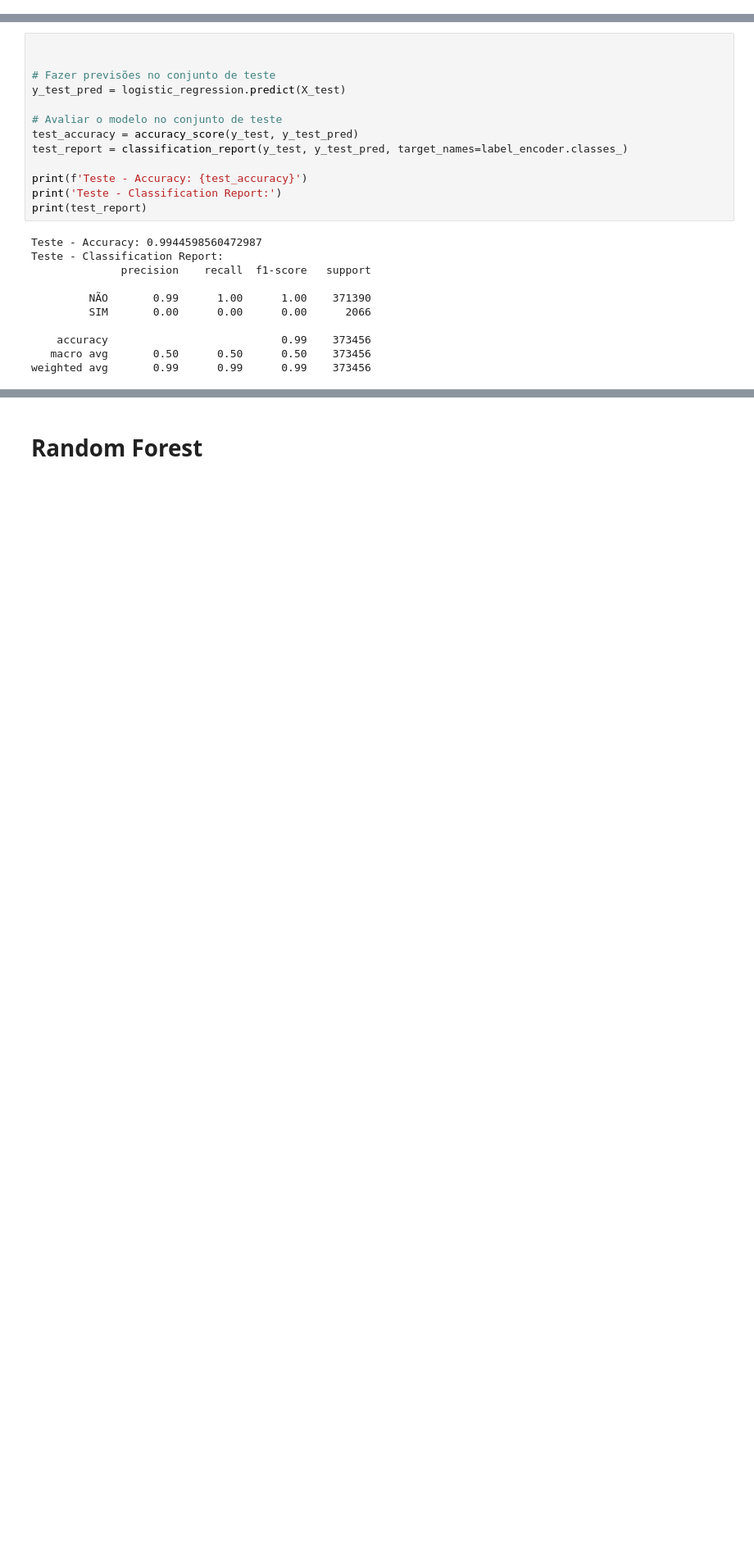
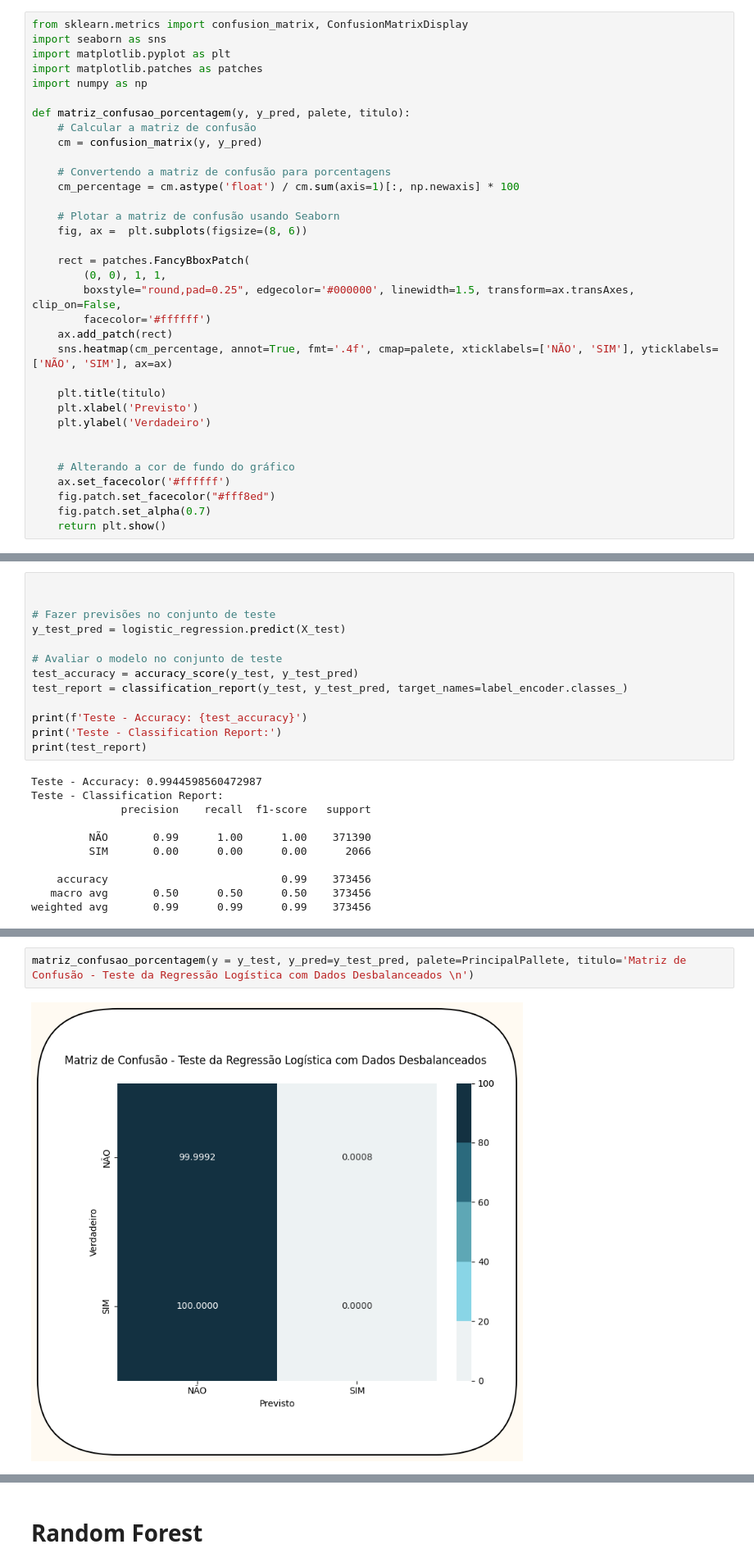
Before and after one commit to Felisouza/tcc_mba_icmc, a Jupyter notebook: models/Modelos1.ipynb, the cells around one changed output, grey strips where cells are left out. Shown at 82% size. Cells and saved outputs as stored; diff of their text form; blank space fills up the shorter version.

```diff
--- a/models/Modelos1.ipynb
+++ b/models/Modelos1.ipynb
@@ -20,3 +25,37 @@ from matriz_confusao import matriz_confusao
+# %%
+from sklearn.metrics import confusion_matrix, ConfusionMatrixDisplay
+import seaborn as sns
+import matplotlib.pyplot as plt
+import matplotlib.patches as patches
+import numpy as np
+
+def matriz_confusao_porcentagem(y, y_pred, palete, titulo):
+    # Calcular a matriz de confusão
+    cm = confusion_matrix(y, y_pred)
+
+    # Convertendo a matriz de confusão para porcentagens
+    cm_percentage = cm.astype('float') / cm.sum(axis=1)[:, np.newaxis] * 100
+
+    # Plotar a matriz de confusão usando Seaborn
+    fig, ax =  plt.subplots(figsize=(8, 6))
+
+    rect = patches.FancyBboxPatch(
+        (0, 0), 1, 1,
+        boxstyle="round,pad=0.25", edgecolor='#000000', linewidth=1.5, transform=ax.transAxes, clip_on=False,
+        facecolor='#ffffff')
+    ax.add_patch(rect)
+    sns.heatmap(cm_percentage, annot=True, fmt='.4f', cmap=palete, xticklabels=['NÃO', 'SIM'], yticklabels=['NÃO', 'SIM'], ax=ax)
+
+    plt.title(titulo)
+    plt.xlabel('Previsto')
+    plt.ylabel('Verdadeiro')
+
+
+    # Alterando a cor de fundo do gráfico
+    ax.set_facecolor('#ffffff')
+    fig.patch.set_facecolor("#fff8ed")
+    fig.patch.set_alpha(0.7)
+    return plt.show()
 # %% [markdown]
 # Importando os dados
 # %%
@@ -165,0 +231,4 @@ matriz_confusao(y_test, y_test_pred, PrincipalPallete, 'Matriz de Confusão - Va
+# %%
+matriz_confusao_porcentagem(y = y_test, y_pred=y_test_pred, palete=PrincipalPallete, titulo='Matriz de Confusão - Teste da Regressão Logística com Dados Desbalanceados \n')
+# %% [output]
+[figure, added]
```
Also changed, not shown: parts of 18 cells of this notebook, 15 other files.
